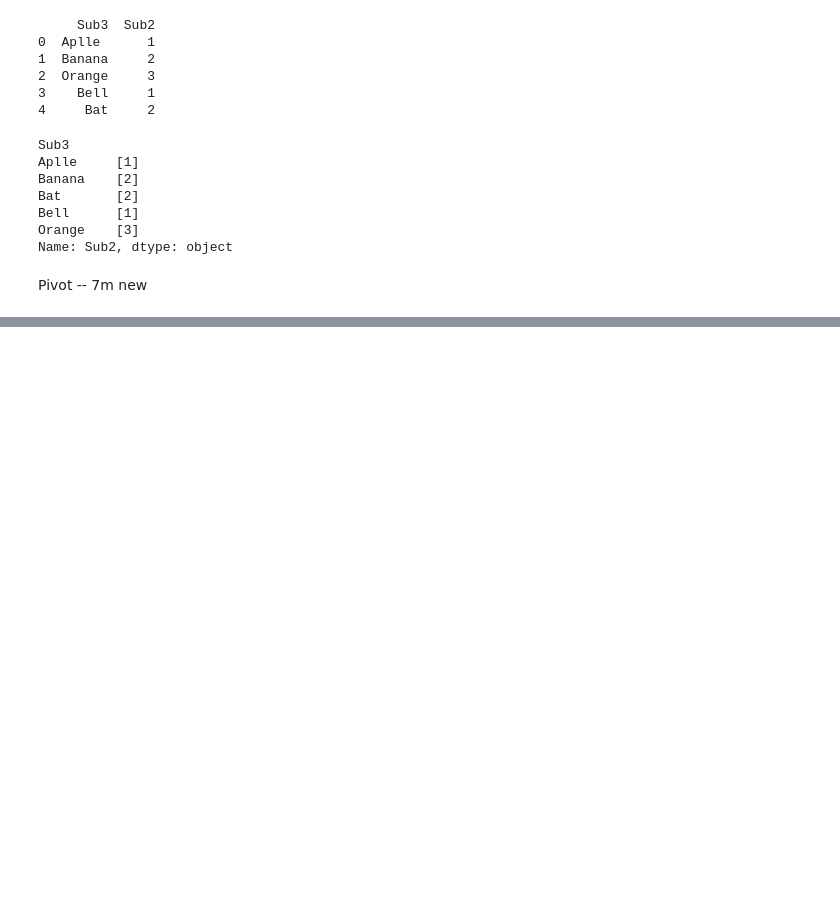
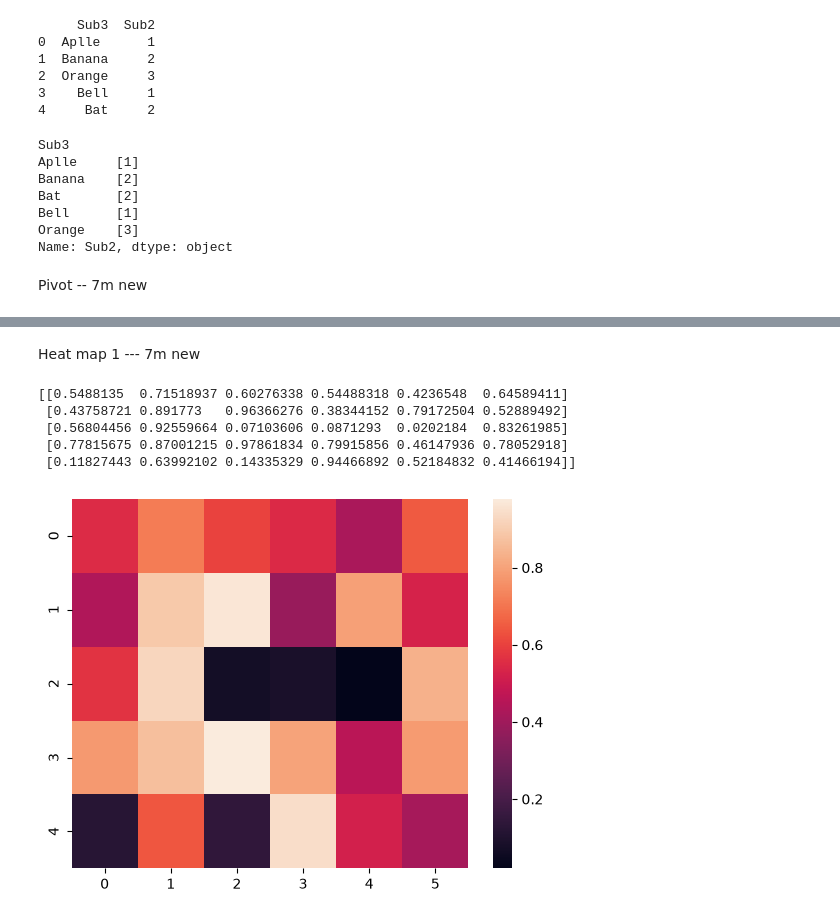
Before and after one commit to amanmuarya/python-learn-Aman-, a Jupyter notebook: 14-Data_Anlaytic_py/Google_colab/5-Value counts.ipynb, the cells around one changed output, grey strips where cells are left out. Saved outputs shown, nothing was run; the diff lists cells and outputs as text; code cells hidden in the pictures; blank space fills up the shorter version.

```diff
--- a/14-Data_Anlaytic_py/Google_colab/5-Value counts.ipynb
+++ b/14-Data_Anlaytic_py/Google_colab/5-Value counts.ipynb
@@ -134,0 +174,18 @@ Pivot -- 7m                 new
+# %% [markdown]
+Heat map 1  ---   7m               new
+# %%
+import numpy as np
+np.random.seed(0)
+import seaborn as sns
+unifrom_data  = np.random.rand(5,6)
+print(unifrom_data)
+# %% [output]
+[[0.5488135  0.71518937 0.60276338 0.54488318 0.4236548  0.64589411]
+ [0.43758721 0.891773   0.96366276 0.38344152 0.79172504 0.52889492]
+ [0.56804456 0.92559664 0.07103606 0.0871293  0.0202184  0.83261985]
+ [0.77815675 0.87001215 0.97861834 0.79915856 0.46147936 0.78052918]
+ [0.11827443 0.63992102 0.14335329 0.94466892 0.52184832 0.41466194]]
+# %%
+heat_map = sns.heatmap(unifrom_data)
+# %% [output]
+[figure, added]
```
Also changed, not shown: parts of 11 cells of this notebook, 13 other files.
